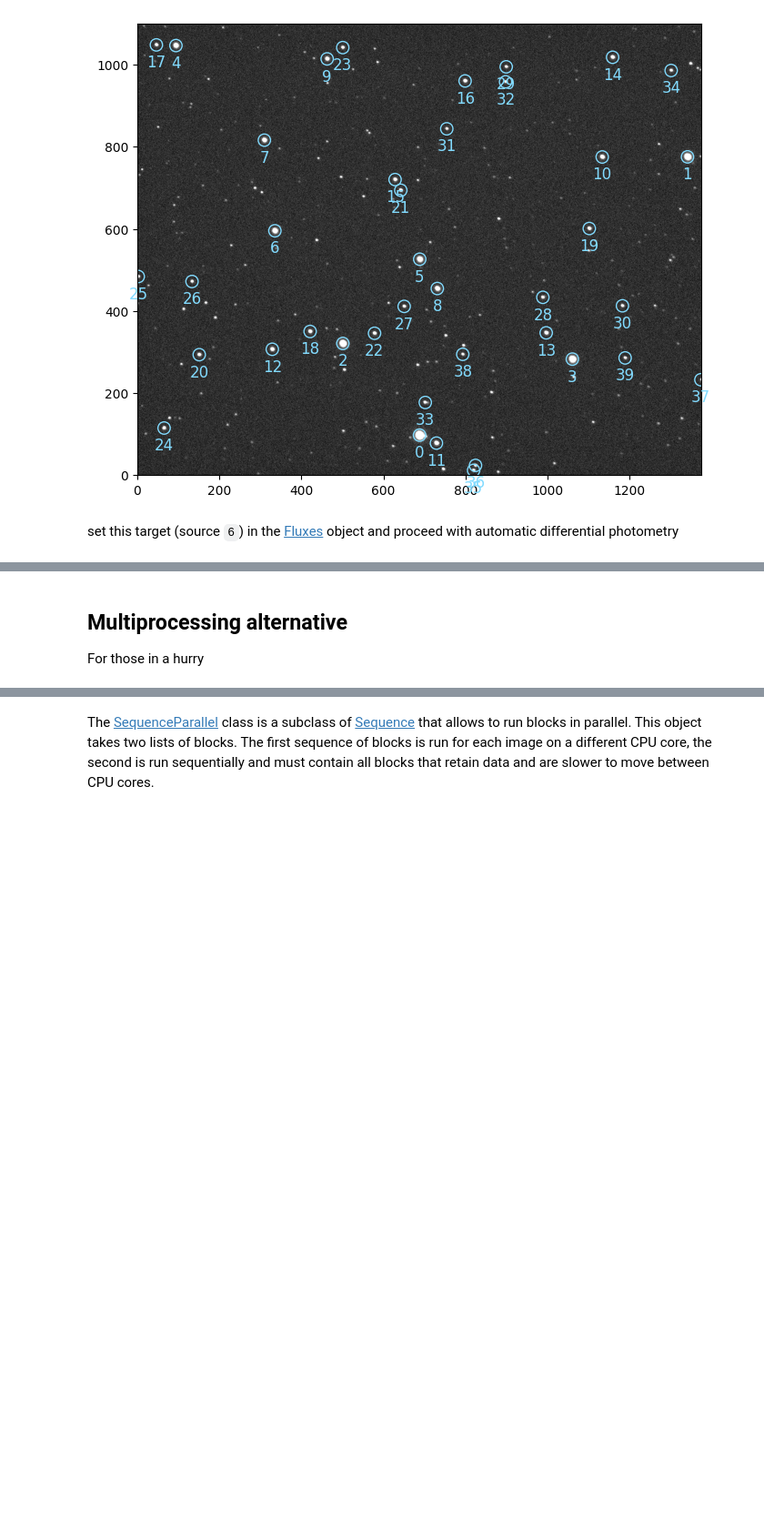
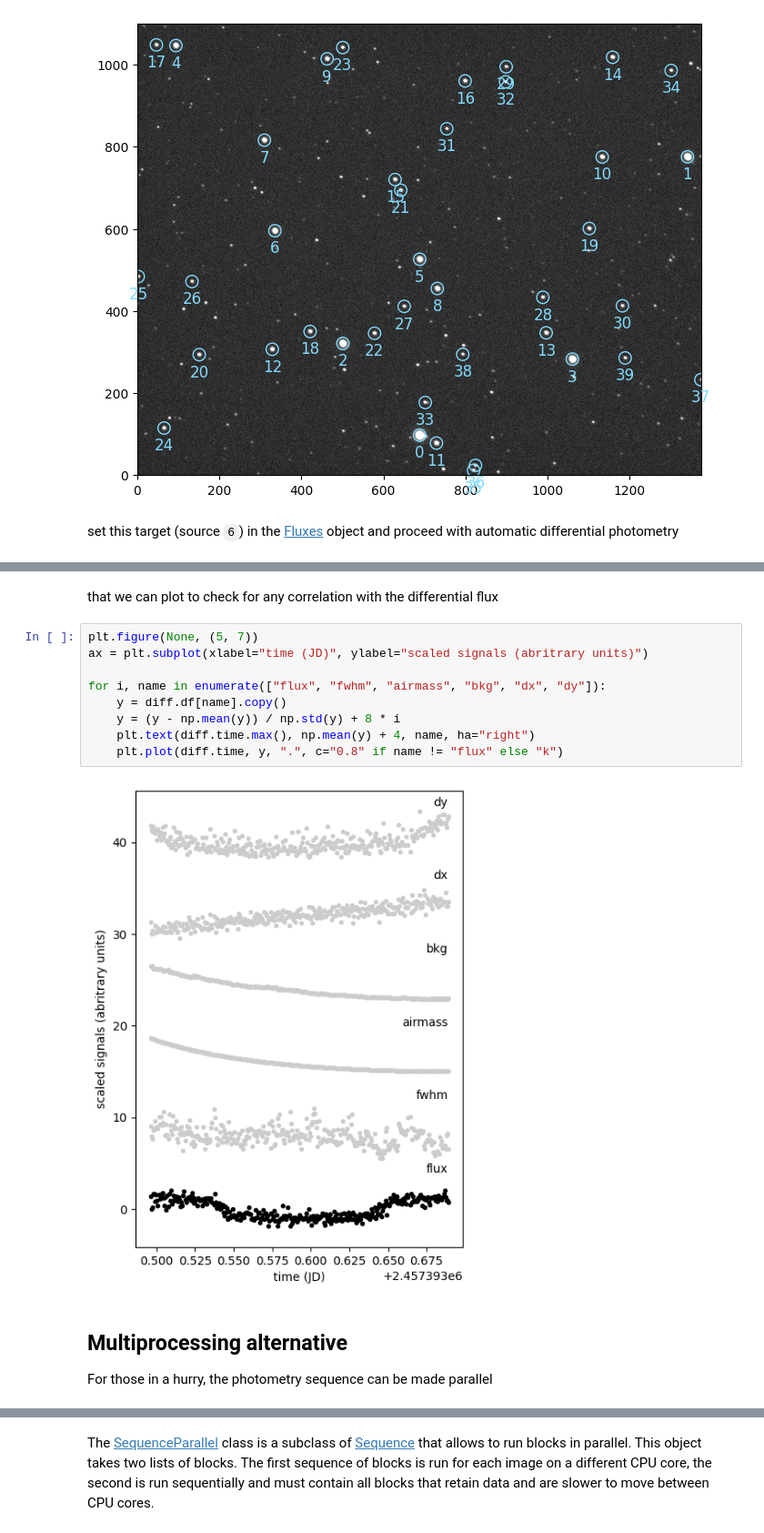
Before and after one commit to jpdeleon/prose2, a Jupyter notebook: docs/ipynb/casestudies/transit.ipynb, the cells around one changed output, grey strips where cells are left out. Shown at 91% size. Saved outputs shown, nothing was run; the diff lists cells and outputs as text; blank space fills up the shorter version.

```diff
--- a/docs/ipynb/casestudies/transit.ipynb
+++ b/docs/ipynb/casestudies/transit.ipynb
@@ -126,7 +152,20 @@ diff.dataframe
+# %% [markdown]
+that we can plot to check for any correlation with the differential flux
+# %%
+plt.figure(None, (5, 7))
+ax = plt.subplot(xlabel="time (JD)", ylabel="scaled signals (abritrary units)")
+
+for i, name in enumerate(["flux", "fwhm", "airmass", "bkg", "dx", "dy"]):
+    y = diff.df[name].copy()
+    y = (y - np.mean(y)) / np.std(y) + 8 * i
+    plt.text(diff.time.max(), np.mean(y) + 4, name, ha="right")
+    plt.plot(diff.time, y, ".", c="0.8" if name != "flux" else "k")
+# %% [output]
+[figure, added]
 # %% [markdown]
 ## Multiprocessing alternative
 
-For those in a hurry
+For those in a hurry, the photometry sequence can be made parallel
 # %%
 from prose.core.sequence import SequenceParallel
 
```
Also changed, not shown: parts of 10 cells of this notebook.
